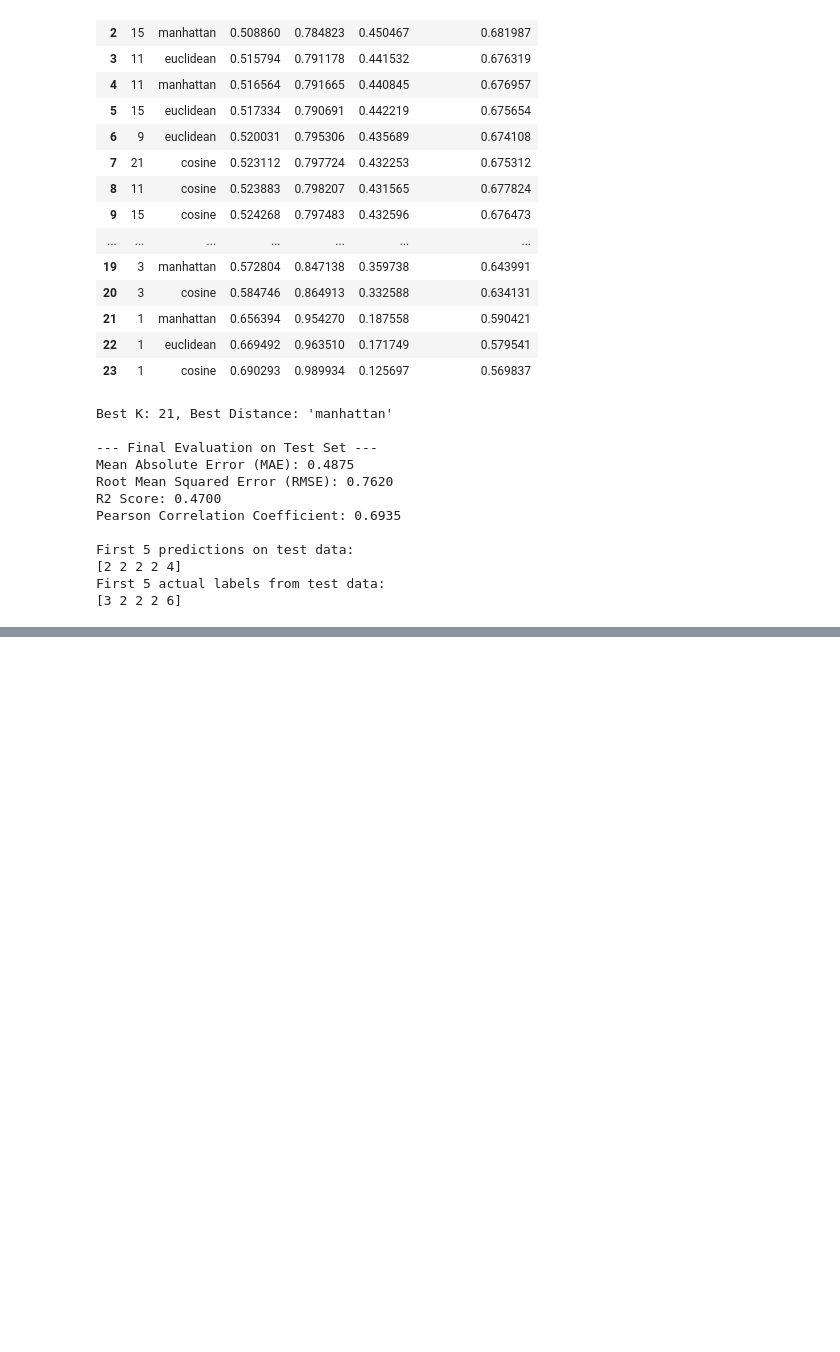
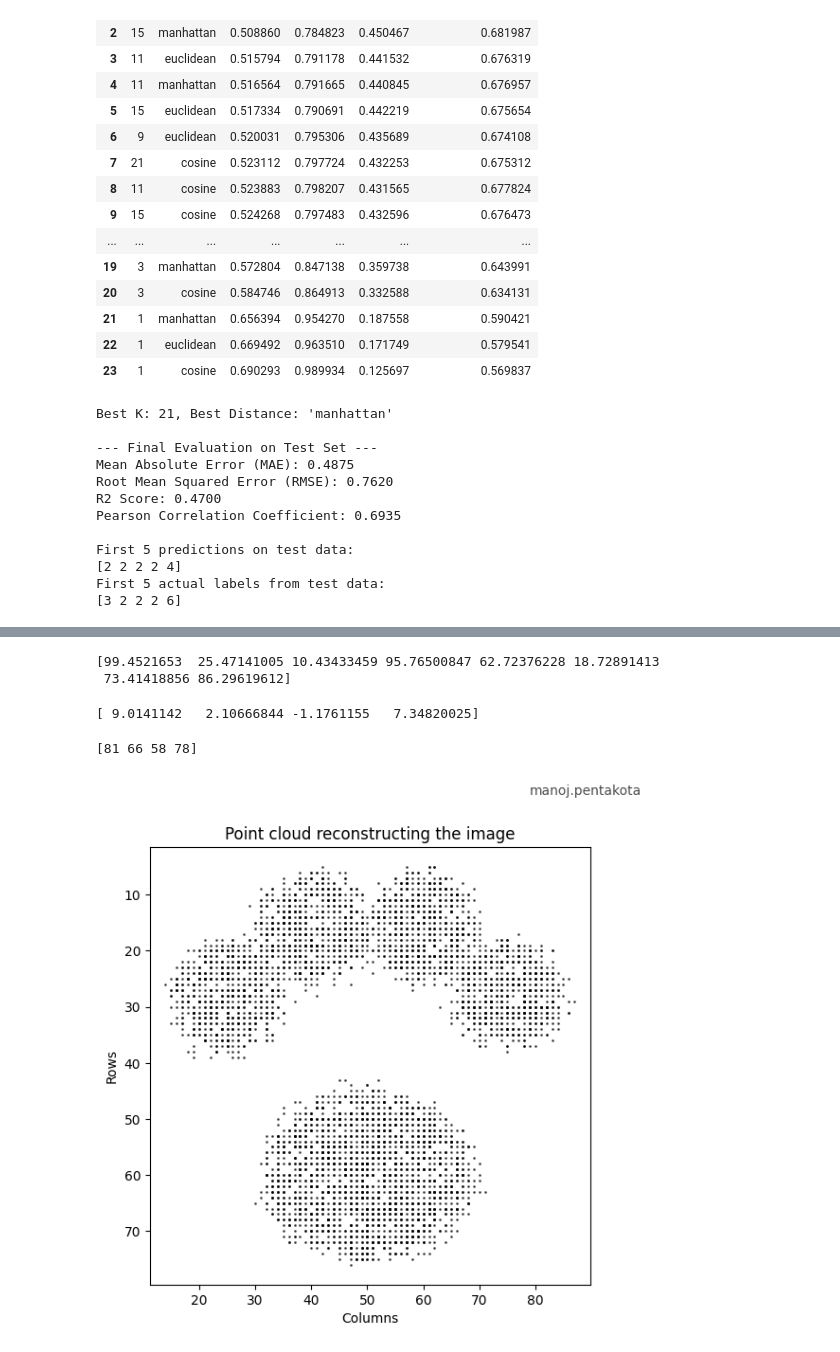
Before and after one commit to suryamanoj4/SMAI-A1, a Jupyter notebook: SMAI_A1.ipynb, the cells around one changed output, grey strips where cells are left out. Cells and saved outputs as stored; diff of their text form; code cells hidden in the pictures; blank space fills up the shorter version.

Commit message:
feat: implementing custom sampling with different distribution samples

```diff
--- a/SMAI_A1.ipynb
+++ b/SMAI_A1.ipynb
@@ -88,9 +88,7 @@ class EssayFeatureExtractor:
         return sentences
 
     def _tokenize_words(self, text):
-        """
-        Simple statistical word tokenization.
-        """
+        """Simple statistical word tokenization."""
 
         return re.findall(
             r"\b[A-Za-z]+(?:'[A-Za-z]+)?\b",
@@ -170,6 +168,7 @@ class Dataset:
     self.feature_stds = None
 
   def feature_extraction(self):
+    """extract features from the essays"""
     extractor = EssayFeatureExtractor()
     feature_df = self.df["full_text"].apply(extractor.extract_features).apply(pd.Series)
     normalized_feature_df = self.feature_normalization(feature_df, store_params=True)
@@ -191,6 +190,7 @@ class Dataset:
     return normalized_df
 
   def train_val_test_split(self, feature_columns, target_column, train_ratio=0.7, val_ratio=0.15, test_ratio=0.15, random_state=None):
+    """Custom train val test splitting with ramdom sampling"""
     if not (train_ratio + val_ratio + test_ratio == 1.0):
         raise ValueError("Train, validation, and test ratios must sum to 1.0")
 
@@ -626,0 +665,9 @@ First 5 actual labels from test data:
+# %%
+import hashlib
+username = "manoj.pentakota" # You can replace this with a dynamic username if available
+seed = int(hashlib.sha256(username.encode()).hexdigest(), 16) % (2**32)
+
+print(lcg_uniform_generator(10, 100, 8, seed))
+# %% [output]
+[99.4521653  25.47141005 10.43433459 95.76500847 62.72376228 18.72891413
+ 73.41418856 86.29619612]
@@ -626,0 +693,4 @@ First 5 actual labels from test data:
+# %%
+print(gaussian_generator(4, 2, 4, seed))
+# %% [output]
+[ 9.0141142   2.10666844 -1.1761155   7.34820025]
@@ -626,0 +731,4 @@ First 5 actual labels from test data:
+# %%
+print(binomial_generator(100, 0.7, 4, seed))
+# %% [output]
+[81 66 58 78]
@@ -626,0 +786,41 @@ First 5 actual labels from test data:
+# %%
+import matplotlib.image as mpimg
+import matplotlib.pyplot as plt
+import numpy as np
+import hashlib
+
+file_path = "/content/paw_print.png"
+img_matrix = mpimg.imread(file_path)
+
+if img_matrix.ndim == 3:
+    # average the color channels for 2 intensity grid
+    img_matrix = img_matrix.mean(axis=2)
+
+num_samples = 5000
+username = "manoj.pentakota" # You can replace this with a dynamic username if available
+seed = int(hashlib.sha256(username.encode()).hexdigest(), 16) % (2**32)
+samples = image_generator(img_matrix, num_samples=num_samples, seed=seed)
+
+rows = samples[:, 0]
+cols = samples[:, 1]
+
+plt.figure(figsize=(6,6))
+plt.scatter(cols,rows,s=1,color='black',alpha=0.6)
+plt.gca().invert_yaxis()
+
+plt.title(f"Point cloud reconstructing the image")
+plt.xlabel("Columns")
+plt.ylabel("Rows")
+plt.figtext(
+    0.99, 0.99,
+    "manoj.pentakota",
+    ha='right',
+    va='top',
+    fontsize=10,
+    alpha=0.7
+)
+plt.axis('equal')
+
+plt.show()
+# %% [output]
+[figure, added]
```
Also changed, not shown: parts of 12 cells of this notebook.
